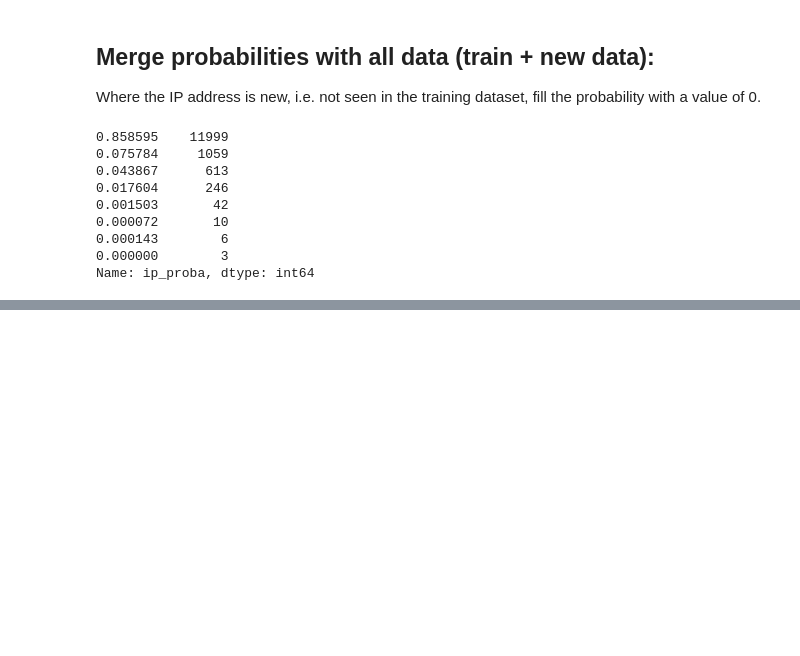
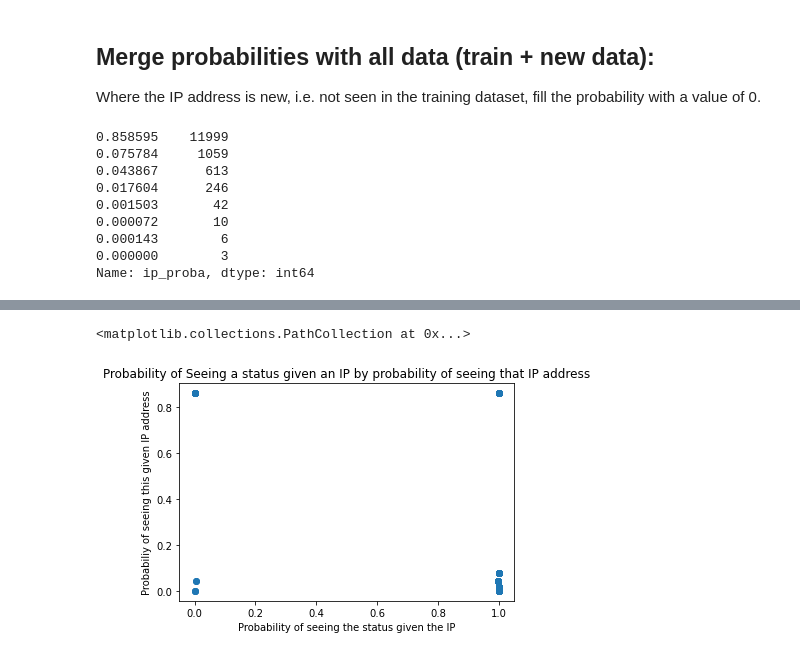
Before and after one commit to george887/anomaly-detection-exercises, a Jupyter notebook: discrete_anomaly_detection.ipynb, the cells around one changed output, grey strips where cells are left out. Saved outputs shown, nothing was run; the diff lists cells and outputs as text; code cells hidden in the pictures; blank space fills up the shorter version.

```diff
--- a/discrete_anomaly_detection.ipynb
+++ b/discrete_anomaly_detection.ipynb
@@ -266,0 +288,13 @@ Name: ip_proba, dtype: int64
+# %%
+ip_probs = train.groupby('ip').size().div(len(df))
+
+status_given_ip = pd.DataFrame(train.groupby(['ip', 'status']).\
+                               size().div(len(train)).\
+                               div(ip_probs,
+                                   axis=0,
+                                   level='ip').\
+                               reset_index().\
+                               rename(index=str,
+                                      columns={0: 'proba_status_given_ip'})
+                              )
+status_given_ip
@@ -266,0 +319,9 @@ Name: ip_proba, dtype: int64
+# %%
+ip_status_count = pd.DataFrame(train.groupby(['ip', 'status'])['request_method'].\
+                                count().reset_index().\
+                                rename(index=str,
+                                       columns={'request_method': 'ip_status_count'}))
+
+
+ip_status = status_given_ip.merge(ip_status_count)
+ip_status.sort_values(by="ip_status_count", ascending=False)
@@ -266,0 +348,2 @@ Name: ip_proba, dtype: int64
+# %%
+df = df.reset_index().merge(ip_status, on=['ip', 'status'], how='left').fillna(value=0).set_index('timestamp')
@@ -266,0 +360,8 @@ Name: ip_proba, dtype: int64
+# %%
+plt.title("Probability of Seeing a status given an IP by probability of seeing that IP address")
+plt.xlabel("Probability of seeing the status given the IP")
+plt.ylabel("Probabiliy of seeing this given IP address")
+plt.scatter(df.proba_status_given_ip, df.ip_proba)
+# %% [output]
+<matplotlib.collections.PathCollection at 0x...>
+[figure, added]
```
Also changed, not shown: parts of 8 cells of this notebook.
